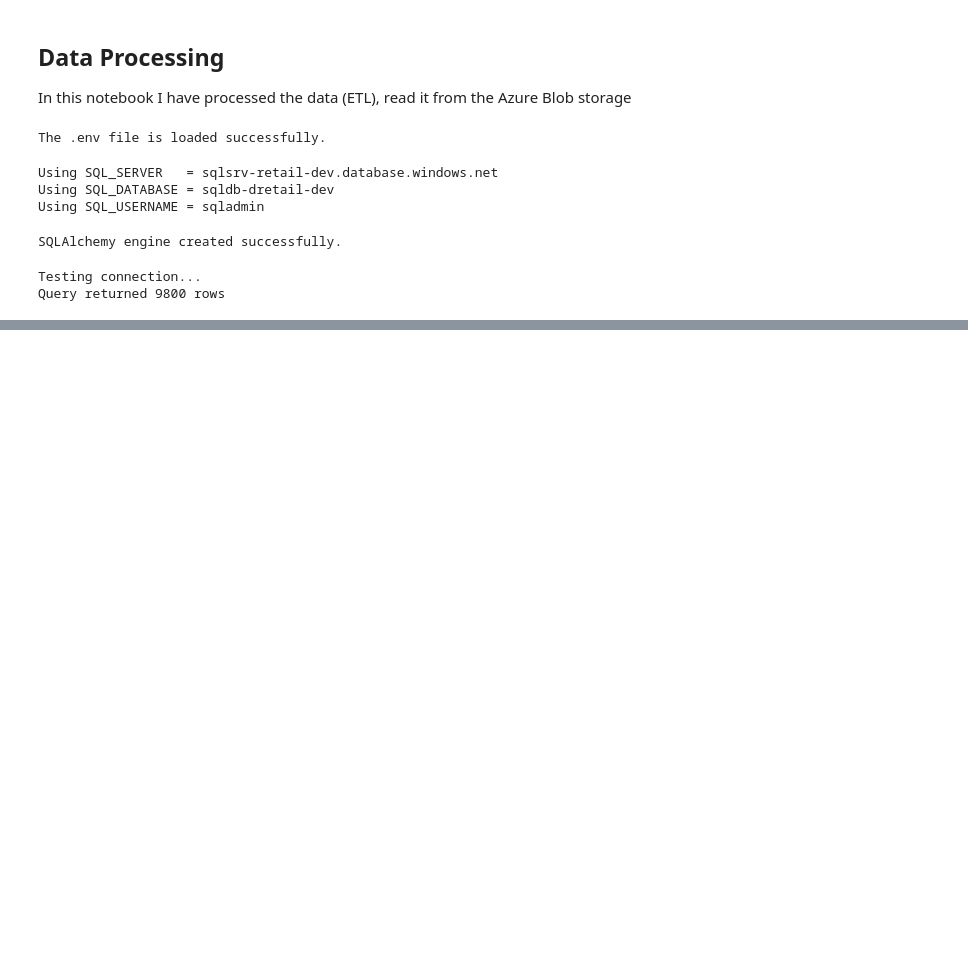
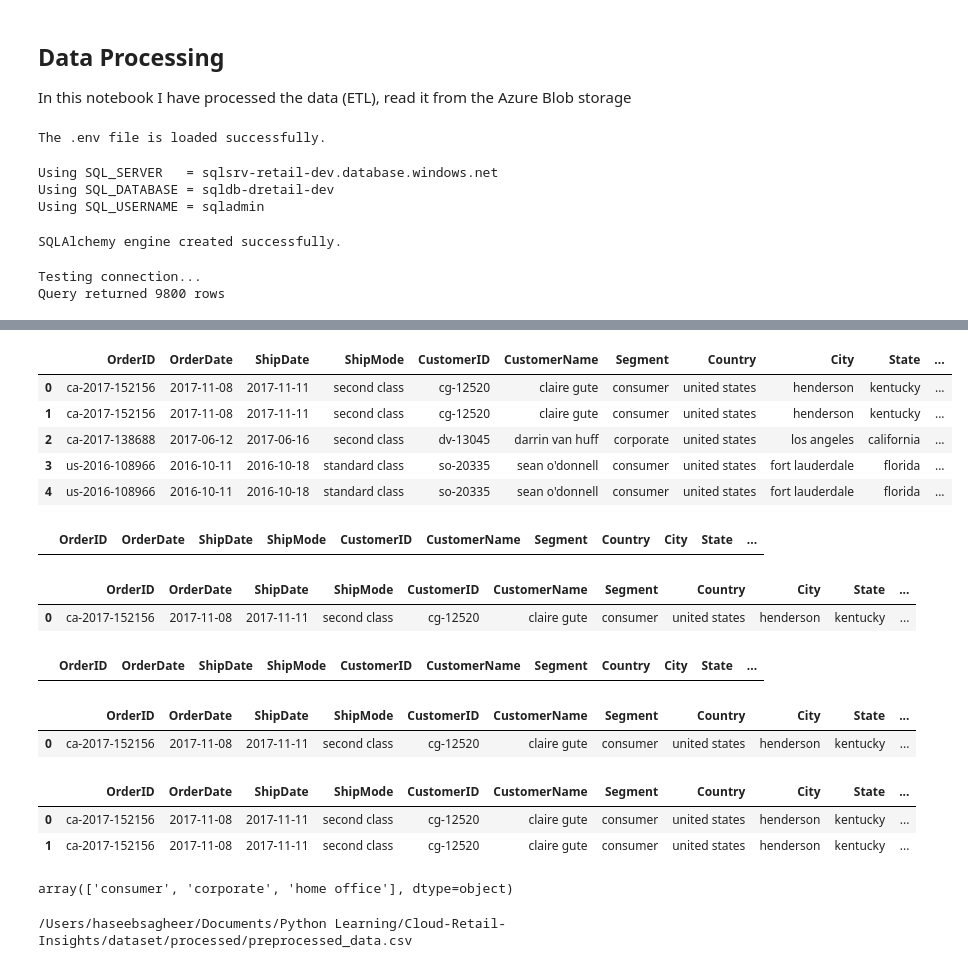
Before and after one commit to engrhaseebsagheer/Cloud-Retail-Insights, a Jupyter notebook: notebooks/02_data_processing.ipynb, the cells around one changed output, grey strips where cells are left out. Cells and saved outputs as stored; diff of their text form; code cells hidden in the pictures; blank space fills up the shorter version.

Commit message:
Data has been preprocessed and is about read to be analyized and also thed data has been uploaded to azure blob and a pipeline will be created there to update the SQL database

```diff
--- a/notebooks/02_data_processing.ipynb
+++ b/notebooks/02_data_processing.ipynb
@@ -103,0 +166,4 @@ After several hours of troubleshooting and refining the setup (firewall rules, d
+# %%
+update_dates = ["OrderDate", "ShipDate"]
+for col in update_dates:
+    df_new[col] = df_new[col].apply(pd.to_datetime, dayfirst=True, errors="coerce")
@@ -103,0 +184,28 @@ After several hours of troubleshooting and refining the setup (firewall rules, d
+# %%
+df_new = df_new.dropna(subset=update_dates)
+# %%
+valid_ship_time_mask = (df_new['ShipDate'] - df_new['OrderDate']).dt.days >= 0
+df_new = df_new[valid_ship_time_mask]
+#Removing the negative days, means if the ship date is before order date, it's impossible
+# %%
+#Making another column that will define the days it took to shop the order
+df_new["DaysToShip"] = (df_new["ShipDate"] - df_new["OrderDate"]).dt.days
+# %%
+df_new.head()
+# %% [output]
+|  | OrderID | OrderDate | ShipDate | ShipMode | CustomerID | CustomerName | Segment | Country | City | State | ... |
+| 0 | ca-2017-152156 | 2017-11-08 | 2017-11-11 | second class | cg-12520 | claire gute | consumer | united states | henderson | kentucky | ... |
+| 1 | ca-2017-152156 | 2017-11-08 | 2017-11-11 | second class | cg-12520 | claire gute | consumer | united states | henderson | kentucky | ... |
+| 2 | ca-2017-138688 | 2017-06-12 | 2017-06-16 | second class | dv-13045 | darrin van huff | corporate | united states | los angeles | california | ... |
+| 3 | us-2016-108966 | 2016-10-11 | 2016-10-18 | standard class | so-20335 | sean o'donnell | consumer | united states | fort lauderdale | florida | ... |
+| 4 | us-2016-108966 | 2016-10-11 | 2016-10-18 | standard class | so-20335 | sean o'donnell | consumer | united states | fort lauderdale | florida | ... |
+# %%
+df_new[df_new["DaysToShip"] >15]
+#identifying outliers but did not found any
+# %% [output]
+|  | OrderID | OrderDate | ShipDate | ShipMode | CustomerID | CustomerName | Segment | Country | City | State | ... |
+# %%
+df_new.head(1)
+# %% [output]
+|  | OrderID | OrderDate | ShipDate | ShipMode | CustomerID | CustomerName | Segment | Country | City | State | ... |
+| 0 | ca-2017-152156 | 2017-11-08 | 2017-11-11 | second class | cg-12520 | claire gute | consumer | united states | henderson | kentucky | ... |
@@ -103,0 +214,4 @@ After several hours of troubleshooting and refining the setup (firewall rules, d
+# %%
+df_new[df_new["Sales"]<=0]
+# %% [output]
+|  | OrderID | OrderDate | ShipDate | ShipMode | CustomerID | CustomerName | Segment | Country | City | State | ... |
@@ -103,0 +225,7 @@ After several hours of troubleshooting and refining the setup (firewall rules, d
+# %%
+
+df_new.drop_duplicates(inplace=True)
+df_new.head(1)
+# %% [output]
+|  | OrderID | OrderDate | ShipDate | ShipMode | CustomerID | CustomerName | Segment | Country | City | State | ... |
+| 0 | ca-2017-152156 | 2017-11-08 | 2017-11-11 | second class | cg-12520 | claire gute | consumer | united states | henderson | kentucky | ... |
@@ -103,0 +257,24 @@ After several hours of troubleshooting and refining the setup (firewall rules, d
+# %%
+pd.set_option("display.max_columns", None)
+df_new.head(2)
+# %% [output]
+|  | OrderID | OrderDate | ShipDate | ShipMode | CustomerID | CustomerName | Segment | Country | City | State | ... |
+| 0 | ca-2017-152156 | 2017-11-08 | 2017-11-11 | second class | cg-12520 | claire gute | consumer | united states | henderson | kentucky | ... |
+| 1 | ca-2017-152156 | 2017-11-08 | 2017-11-11 | second class | cg-12520 | claire gute | consumer | united states | henderson | kentucky | ... |
+# %%
+df_new["Segment"].unique()
+# %% [output]
+array(['consumer', 'corporate', 'home office'], dtype=object)
+# %%
+
+# Construct the full path
+myPath = Path.cwd().parent / "dataset" / "processed" / "preprocessed_data.csv"
+
+# This is the fix: Create the parent directories if they don't exist
+myPath.parent.mkdir(parents=True, exist_ok=True)
+
+# Now save the DataFrame to the new path
+print(myPath)
+df_new.to_csv(myPath, index=False)
+# %% [output]
+/Users/haseebsagheer/Documents/Python Learning/Cloud-Retail-Insights/dataset/processed/preprocessed_data.csv
```
Also changed, not shown: parts of 11 cells of this notebook, 1 other file.
